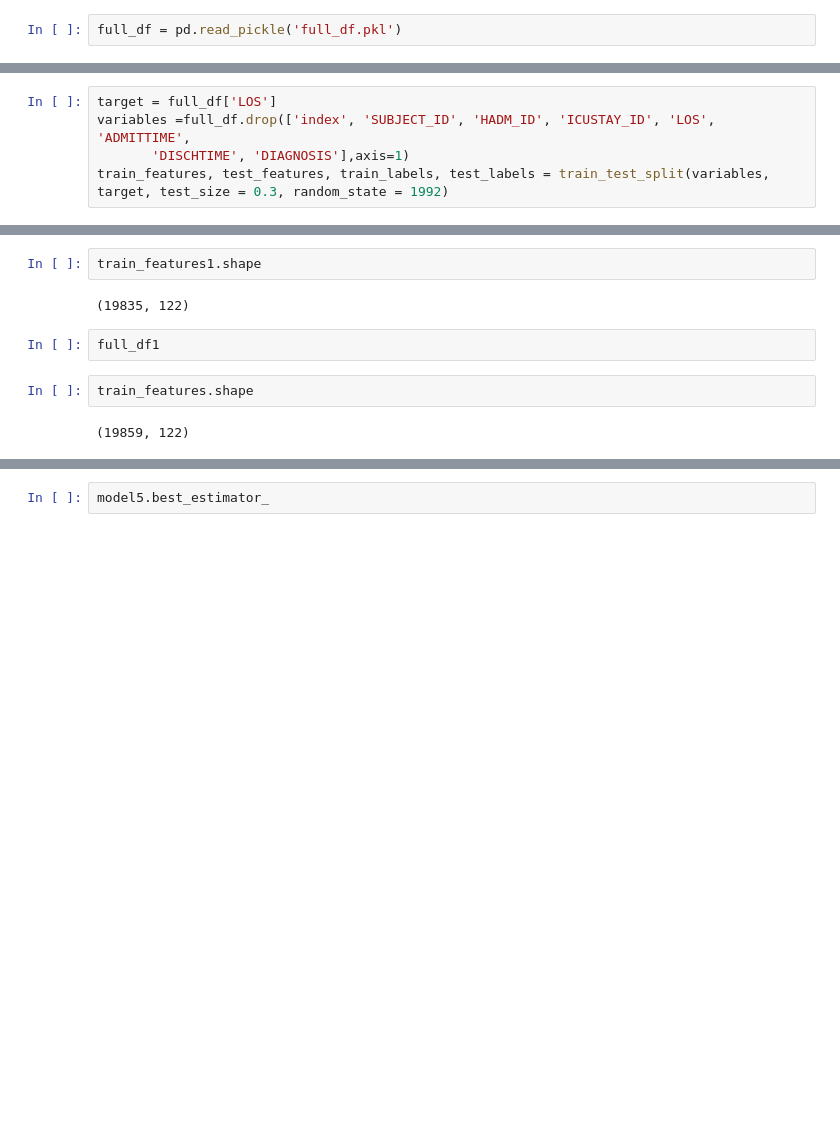
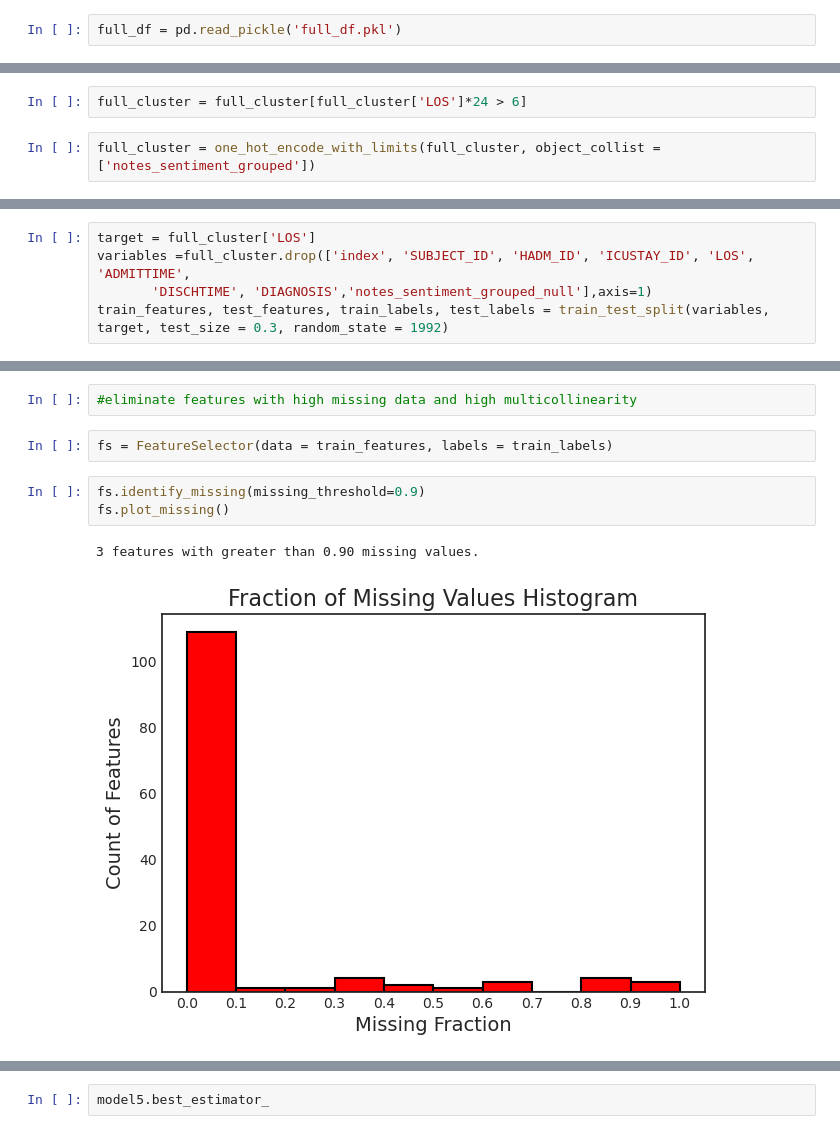
Before and after one commit to megantoronto/bd4h_project, a Jupyter notebook: Tana_Files/Python3.ipynb, the cells around one changed output, grey strips where cells are left out. Drawn from its saved outputs; the diff is of its cells as text; blank space fills up the shorter version.

Commit message:
Model Eval with Notes Data

```diff
--- a/Tana_Files/Python3.ipynb
+++ b/Tana_Files/Python3.ipynb
@@ -514,0 +339,4 @@ full_df[['SUBJECT_ID',
+# %%
+full_cluster = full_cluster[full_cluster['LOS']*24 > 6]
+# %%
+full_cluster = one_hot_encode_with_limits(full_cluster, object_collist = ['notes_sentiment_grouped'])
@@ -515,5 +349,5 @@ full_df[['SUBJECT_ID',
 # %%
-target = full_df['LOS']
-variables =full_df.drop(['index', 'SUBJECT_ID', 'HADM_ID', 'ICUSTAY_ID', 'LOS', 'ADMITTIME',
-       'DISCHTIME', 'DIAGNOSIS'],axis=1)
+target = full_cluster['LOS']
+variables =full_cluster.drop(['index', 'SUBJECT_ID', 'HADM_ID', 'ICUSTAY_ID', 'LOS', 'ADMITTIME',
+       'DISCHTIME', 'DIAGNOSIS','notes_sentiment_grouped_null'],axis=1)
 train_features, test_features, train_labels, test_labels = train_test_split(variables, target, test_size = 0.3, random_state = 1992)
@@ -525,10 +354,10 @@ train_features1, test_features1, train_labels1, test_labels1 = train_test_split(
-# %%
-train_features1.shape
-# %% [output]
-(19835, 122)
-# %%
-full_df1
-# %%
-train_features.shape
-# %% [output]
-(19859, 122)
+# %%
+#eliminate features with high missing data and high multicollinearity
+# %%
+fs = FeatureSelector(data = train_features, labels = train_labels)
+# %%
+fs.identify_missing(missing_threshold=0.9)
+fs.plot_missing()
+# %% [output]
+3 features with greater than 0.90 missing values.
+[figure, added]
```
Also changed, not shown: parts of 109 cells of this notebook, 4 other files.
